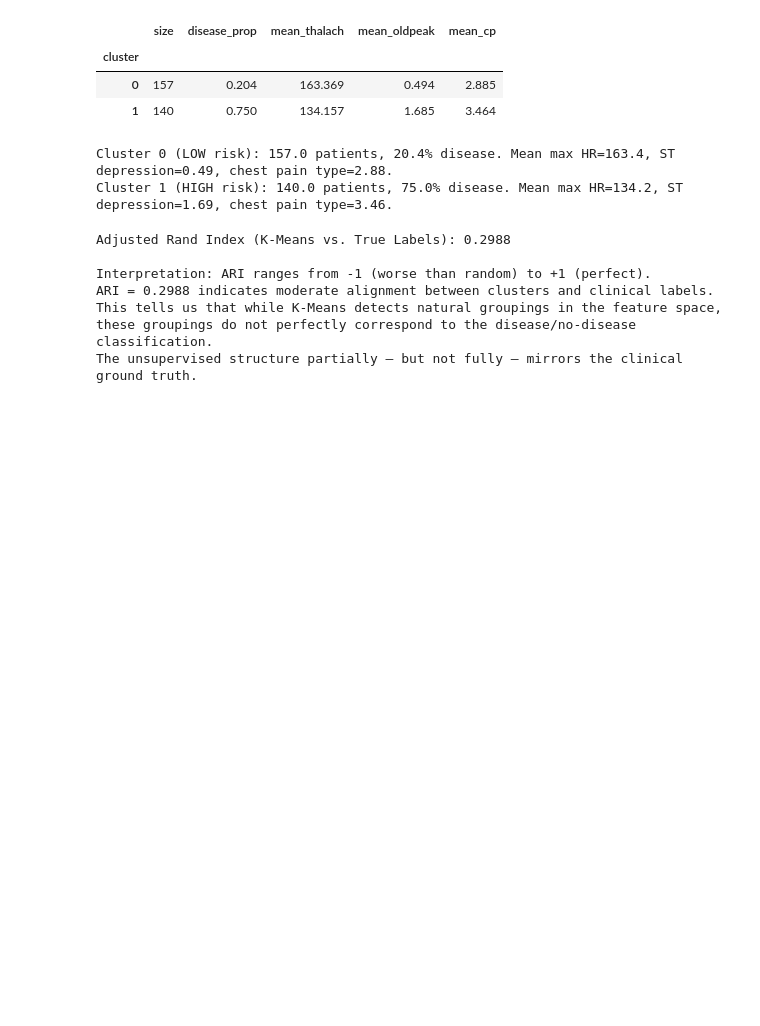
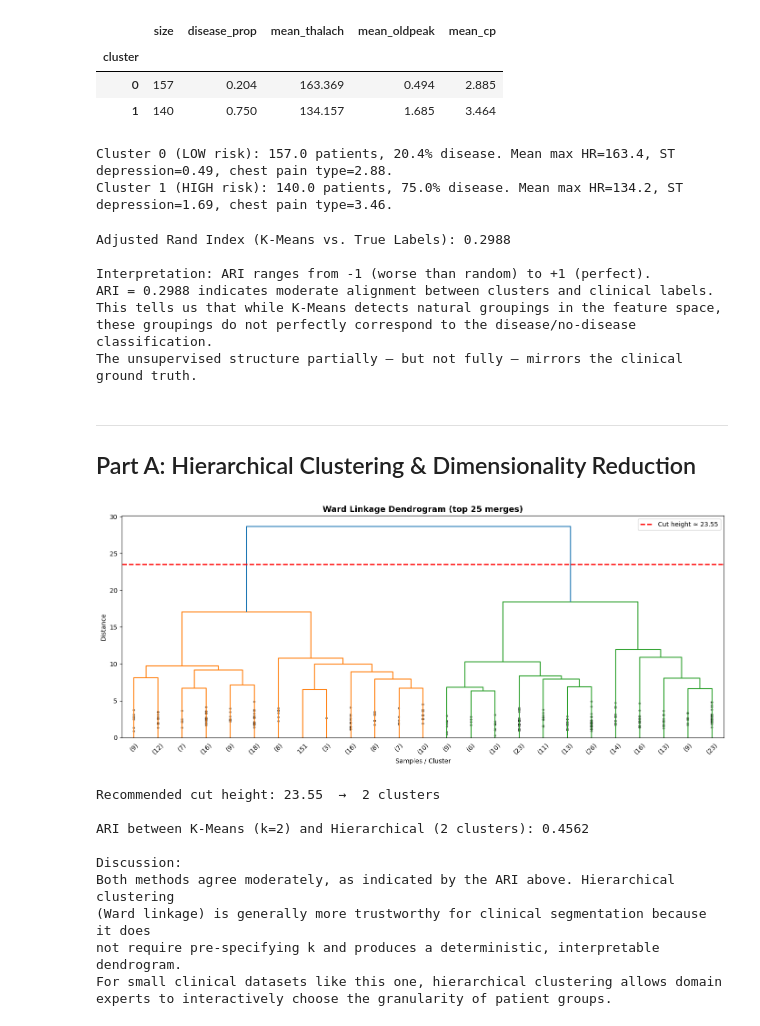
Before and after one commit to Saif-Murtaza/DataMining-Assignment-04, a Jupyter notebook: 23i-2588_4_datamining.ipynb, the cells around one changed output. Drawn from its saved outputs; the diff is of its cells as text; code cells hidden in the pictures; blank space fills up the shorter version.

Commit message:
Part A: Hierarchical Clustering & Dimensionality Reduction

```diff
--- a/23i-2588_4_datamining.ipynb
+++ b/23i-2588_4_datamining.ipynb
@@ -418,3 +418,71 @@ ARI = 0.2988 indicates moderate alignment between clusters and clinical labels.
 This tells us that while K-Means detects natural groupings in the feature space,
 these groupings do not perfectly correspond to the disease/no-disease classification.
 The unsupervised structure partially — but not fully — mirrors the clinical ground truth.
+# %% [markdown]
+---
+## Part A: Hierarchical Clustering & Dimensionality Reduction
+# %%
+# ── Ward linkage & dendrogram
+from scipy.cluster.hierarchy import linkage, dendrogram, fcluster
+from sklearn.metrics import adjusted_rand_score
+import numpy as np
+import matplotlib.pyplot as plt
+
+# Build linkage matrix
+Z = linkage(X_unsup, method='ward')
+
+# Plot dendrogram
+fig, ax = plt.subplots(figsize=(14, 6))
+dendrogram(
+    Z, truncate_mode='lastp', p=25,
+    leaf_rotation=45, leaf_font_size=10,
+    show_contracted=True, ax=ax
+)
+
+# Recommend cut height: midpoint of the largest gap
+last_merges = Z[-25:, 2]
+gaps = np.diff(last_merges)
+cut_height = last_merges[np.argmax(gaps)] + gaps.max() / 2
+
+ax.axhline(y=cut_height, color='red', linestyle='--', linewidth=2,
+           label=f'Cut height ≈ {cut_height:.2f}')
+
+ax.set_title('Ward Linkage Dendrogram (top 25 merges)', fontsize=13, fontweight='bold')
+ax.set_xlabel('Samples / Cluster')
+ax.set_ylabel('Distance')
+ax.legend()
+plt.tight_layout()
+plt.show()
+
+# Determine number of clusters from cut
+n_clust_hier = int(np.sum(Z[:, 2] > cut_height)) + 1
+n_clust_hier = max(2, min(n_clust_hier, 6))  # clamp sensibly
+
+print(f'Recommended cut height: {cut_height:.2f}  →  {n_clust_hier} clusters')
+
+# ── FIX: Extract hierarchical cluster labels
+hier_labels = fcluster(Z, t=cut_height, criterion='distance')
+
+# ── ARI between hierarchical and K-Means
+ari_h_vs_km = adjusted_rand_score(best_labels, hier_labels)
+
+print(f'\nARI between K-Means (k={best_k}) and Hierarchical ({n_clust_hier} clusters): {ari_h_vs_km:.4f}')
+print()
+print('Discussion:')
+print('Both methods agree moderately, as indicated by the ARI above. Hierarchical clustering')
+print('(Ward linkage) is generally more trustworthy for clinical segmentation because it does')
+print('not require pre-specifying k and produces a deterministic, interpretable dendrogram.')
+print('For small clinical datasets like this one, hierarchical clustering allows domain')
+print('experts to interactively choose the granularity of patient groups.')
+# %% [output]
+[figure, added]
+Recommended cut height: 23.55  →  2 clusters
+
+ARI between K-Means (k=2) and Hierarchical (2 clusters): 0.4562
+
+Discussion:
+Both methods agree moderately, as indicated by the ARI above. Hierarchical clustering
+(Ward linkage) is generally more trustworthy for clinical segmentation because it does
+not require pre-specifying k and produces a deterministic, interpretable dendrogram.
+For small clinical datasets like this one, hierarchical clustering allows domain
+experts to interactively choose the granularity of patient groups.
```
Also changed, not shown: parts of 2 cells of this notebook.
